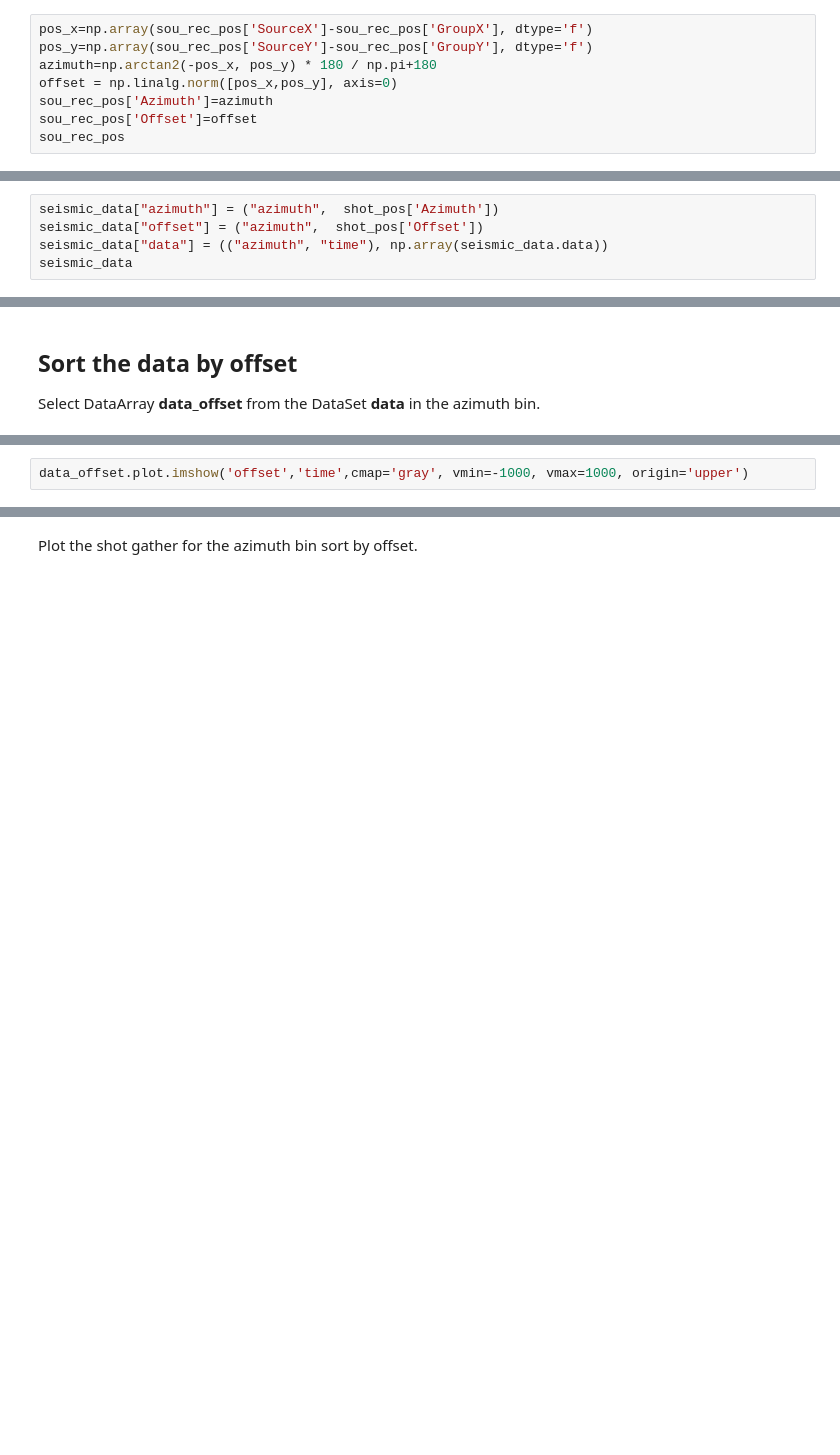
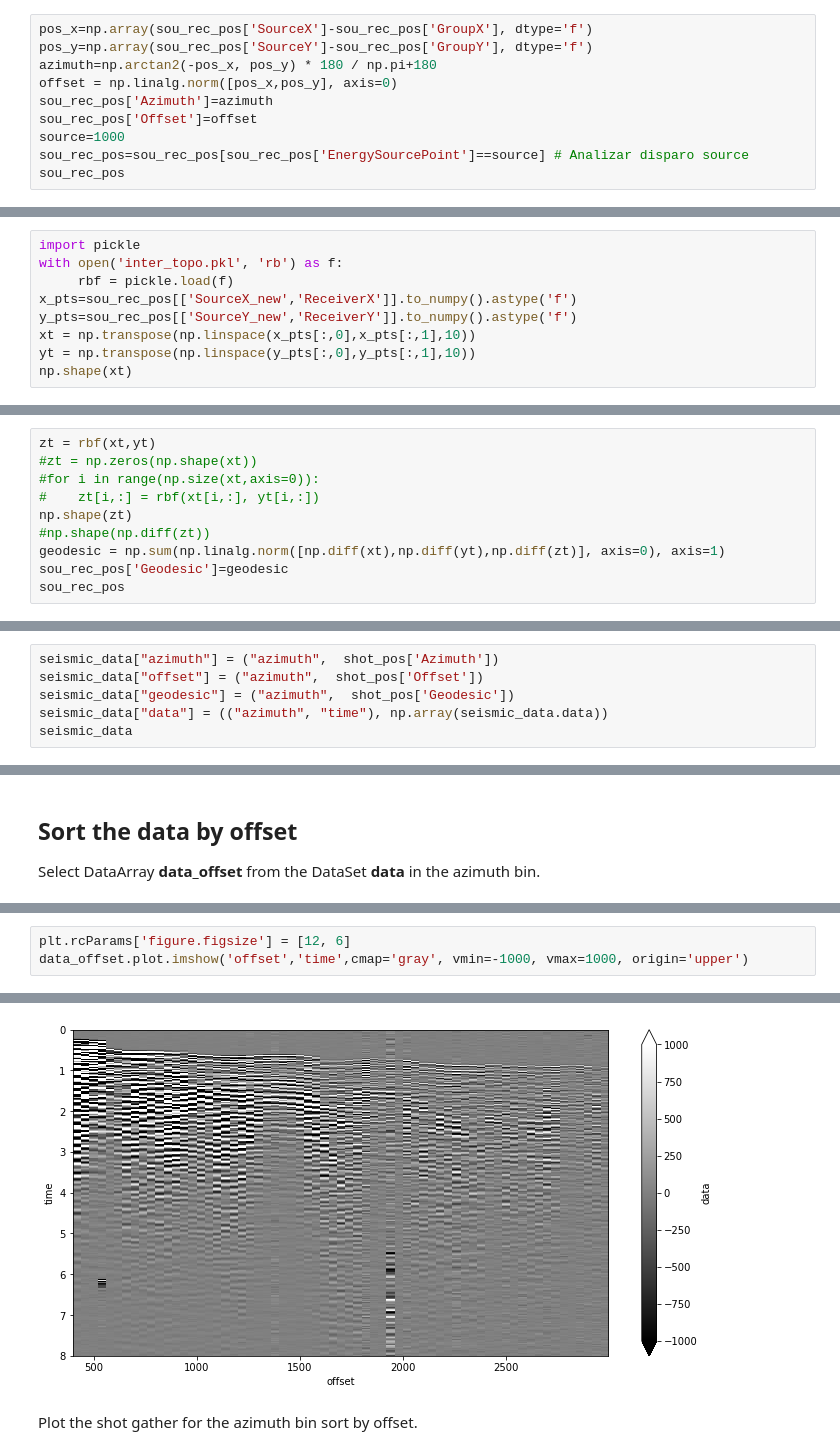
Before and after one commit to Ivanjav/SW_Inversion_3D_Data, a Jupyter notebook: Preproceso.ipynb, the cells around one changed output, grey strips where cells are left out. Drawn from its saved outputs; the diff is of its cells as text; blank space fills up the shorter version.

```diff
--- a/Preproceso.ipynb
+++ b/Preproceso.ipynb
@@ -64,4 +64,6 @@ azimuth=np.arctan2(-pos_x, pos_y) * 180 / np.pi+180
 offset = np.linalg.norm([pos_x,pos_y], axis=0)
 sou_rec_pos['Azimuth']=azimuth
 sou_rec_pos['Offset']=offset
+source=1000
+sou_rec_pos=sou_rec_pos[sou_rec_pos['EnergySourcePoint']==source] # Analizar disparo source
 sou_rec_pos
@@ -67,0 +86,9 @@ sou_rec_pos
+# %%
+import pickle
+with open('inter_topo.pkl', 'rb') as f:
+     rbf = pickle.load(f)
+x_pts=sou_rec_pos[['SourceX_new','ReceiverX']].to_numpy().astype('f')
+y_pts=sou_rec_pos[['SourceY_new','ReceiverY']].to_numpy().astype('f')
+xt = np.transpose(np.linspace(x_pts[:,0],x_pts[:,1],10))
+yt = np.transpose(np.linspace(y_pts[:,0],y_pts[:,1],10))
+np.shape(xt)
@@ -67,0 +97,10 @@ sou_rec_pos
+# %%
+zt = rbf(xt,yt)
+#zt = np.zeros(np.shape(xt))
+#for i in range(np.size(xt,axis=0)):
+#    zt[i,:] = rbf(xt[i,:], yt[i,:])
+np.shape(zt)
+#np.shape(np.diff(zt))
+geodesic = np.sum(np.linalg.norm([np.diff(xt),np.diff(yt),np.diff(zt)], axis=0), axis=1)
+sou_rec_pos['Geodesic']=geodesic
+sou_rec_pos
@@ -89,5 +146,6 @@ Create the azimuth coordinate for the DataSet **seismic_data**
 # %%
 seismic_data["azimuth"] = ("azimuth",  shot_pos['Azimuth'])
 seismic_data["offset"] = ("azimuth",  shot_pos['Offset'])
+seismic_data["geodesic"] = ("azimuth",  shot_pos['Geodesic'])
 seismic_data["data"] = (("azimuth", "time"), np.array(seismic_data.data))
 seismic_data
@@ -111,2 +227,4 @@ data_offset
 # %%
+plt.rcParams['figure.figsize'] = [12, 6]
 data_offset.plot.imshow('offset','time',cmap='gray', vmin=-1000, vmax=1000, origin='upper')
+# %% [output]
@@ -113,3 +232,4 @@ data_offset.plot.imshow('offset','time',cmap='gray', vmin=-1000, vmax=1000, orig
+[figure, added]
 # %% [markdown]
 Plot the shot gather for the azimuth bin sort by offset.
 # %%
```
Also changed, not shown: parts of 19 cells of this notebook, 3 other files.
